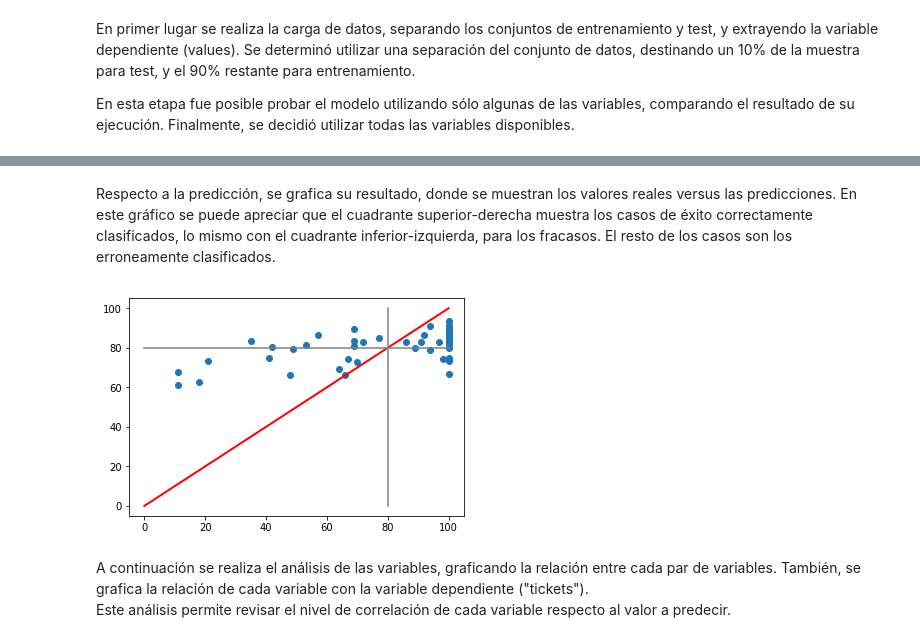
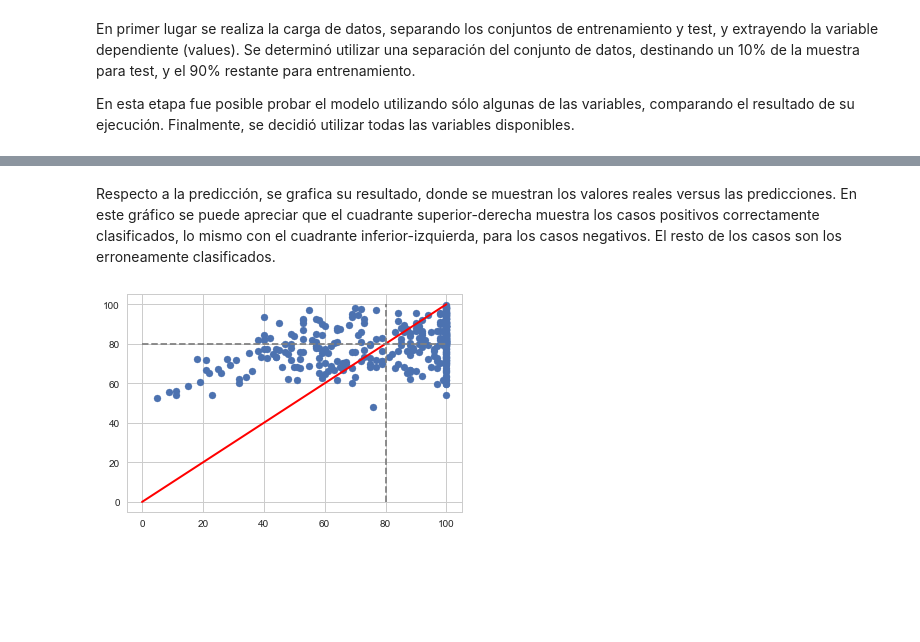
Before and after one commit to danielgomezm/diplomado, a Jupyter notebook: rrss_regresion.ipynb, the cells around one changed output, grey strips where cells are left out. Drawn from its saved outputs; the diff is of its cells as text; code cells hidden in the pictures; blank space fills up the shorter version.

Commit message:
Add files via upload
modelo de regresion.

```diff
--- a/rrss_regresion.ipynb
+++ b/rrss_regresion.ipynb
@@ -104 +185,7 @@ prediction = model.predict(vectors_test)
+# %%
+# implementacion modelo
+model = models[algorithm]
+model.fit(X_train, y_train)
+predictions = model.predict(X_test)
+predictions = cross_val_predict(model, X, y, cv=6)
 # %% [markdown]
@@ -125,0 +197,27 @@ R2: 0.2742185064262386
+# %%
+# calculo de errores y aciertos
+sum = 0; aciertos_positivo = 0; aciertos_negativo = 0
+errores_positivo = 0; errores_negativo = 0
+sum_positivo = 0; sum_negativo = 0
+sum_predict_positivo = 0; sum_predict_negativo = 0
+total_test = len(X_test)
+total_test = len(X)
+y_list = list(y)
+for k in range(0, len(predictions)):
+    sum += abs(predictions[k] - y_list[k])
+    if y_list[k] >= threshold and predictions[k] >= threshold:
+        aciertos_positivo += 1
+    if y_list[k] >= threshold and predictions[k] < threshold:
+        errores_positivo += 1
+    if y_list[k] < threshold and predictions[k] < threshold:
+        aciertos_negativo += 1
+    if y_list[k] < threshold and predictions[k] >= threshold:
+        errores_negativo += 1
+    if y_list[k] >= threshold:
+        sum_positivo += 1
+    else:
+        sum_negativo += 1
+    if predictions[k] >= threshold:
+        sum_predict_positivo += 1
+    else:
+        sum_predict_negativo += 1
@@ -126,17 +248,14 @@ R2: 0.2742185064262386
 # %% [markdown]
-Respecto a la predicción, se grafica su resultado, donde se muestran los valores reales versus las predicciones. En este gráfico se puede apreciar que el cuadrante superior-derecha muestra los casos de éxito correctamente clasificados, lo mismo con el cuadrante inferior-izquierda, para los fracasos. El resto de los casos son los erroneamente clasificados.
+Respecto a la predicción, se grafica su resultado, donde se muestran los valores reales versus las predicciones. En este gráfico se puede apreciar que el cuadrante superior-derecha muestra los casos positivos correctamente clasificados, lo mismo con el cuadrante inferior-izquierda, para los casos negativos. El resto de los casos son los erroneamente clasificados.
 # %%
-plt.scatter(values_test, prediction)
+# grafico de dispersion de las predicciones
+plt.scatter(y_list, predictions)
 plt.plot([0, 100], [0, 100], c='r', lw=2)
 ax = plt.gca()
-line_h = mlines.Line2D([0,100], [80, 80], color='gray')
-line_v = mlines.Line2D([80,80], [0,100], color='gray')
+line_h = mlines.Line2D([0,100], [80, 80], color='gray', ls='dashed')
+line_v = mlines.Line2D([80,80], [0,100], color='gray', ls='dashed')
 ax.add_line(line_h)
 ax.add_line(line_v)
 plt.show()
 # %% [output]
-[figure, old version]
+[figure, new version]
-# %% [markdown]
-A continuación se realiza el análisis de las variables, graficando la relación entre cada par de variables. También, se grafica la relación de cada variable con la variable dependiente ("tickets").
-<BR>
-Este análisis permite revisar el nivel de correlación de cada variable respecto al valor a predecir.
```
Also changed, not shown: parts of 26 cells of this notebook.
